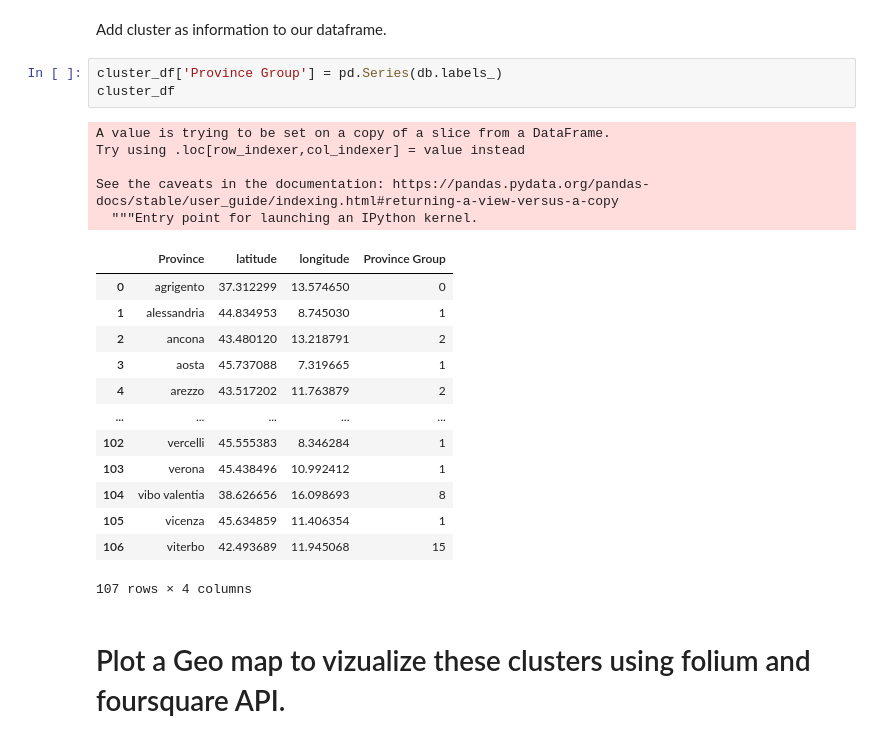
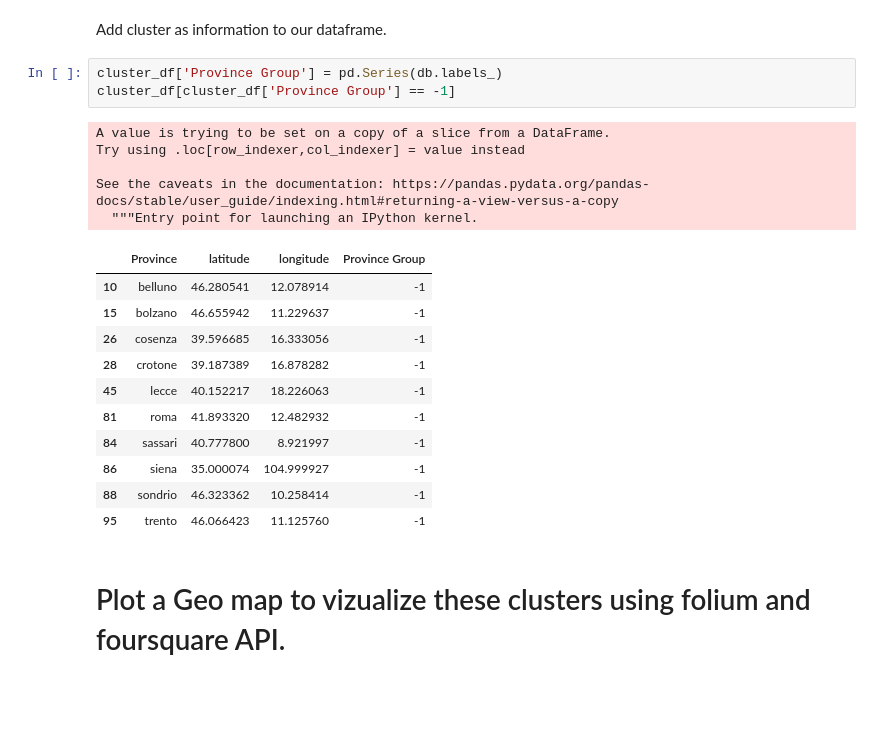
Before and after one commit to rpll94/Coursera_Capstone, a Jupyter notebook: Course10_Final_Assignment.ipynb, the cells around one changed output. Cells and saved outputs as stored; diff of their text form; blank space fills up the shorter version.

```diff
--- a/Course10_Final_Assignment.ipynb
+++ b/Course10_Final_Assignment.ipynb
@@ -338,26 +338,24 @@ Number of clusters:  16
 Add cluster as information to our dataframe.
 # %%
 cluster_df['Province Group'] = pd.Series(db.labels_)
-cluster_df
+cluster_df[cluster_df['Province Group'] == -1]
 # %% [output]
 A value is trying to be set on a copy of a slice from a DataFrame.
 Try using .loc[row_indexer,col_indexer] = value instead
 
 See the caveats in the documentation: https://pandas.pydata.org/pandas-docs/stable/user_guide/indexing.html#returning-a-view-versus-a-copy
   """Entry point for launching an IPython kernel.
 |  | Province | latitude | longitude | Province Group |
-| 0 | agrigento | 37.312299 | 13.574650 | 0 |
-| 1 | alessandria | 44.834953 | 8.745030 | 1 |
-| 2 | ancona | 43.480120 | 13.218791 | 2 |
-| 3 | aosta | 45.737088 | 7.319665 | 1 |
-| 4 | arezzo | 43.517202 | 11.763879 | 2 |
-| ... | ... | ... | ... | ... |
-| 102 | vercelli | 45.555383 | 8.346284 | 1 |
-| 103 | verona | 45.438496 | 10.992412 | 1 |
-| 104 | vibo valentia | 38.626656 | 16.098693 | 8 |
-| 105 | vicenza | 45.634859 | 11.406354 | 1 |
-| 106 | viterbo | 42.493689 | 11.945068 | 15 |
+| 10 | belluno | 46.280541 | 12.078914 | -1 |
+| 15 | bolzano | 46.655942 | 11.229637 | -1 |
+| 26 | cosenza | 39.596685 | 16.333056 | -1 |
+| 28 | crotone | 39.187389 | 16.878282 | -1 |
+| 45 | lecce | 40.152217 | 18.226063 | -1 |
+| 81 | roma | 41.893320 | 12.482932 | -1 |
+| 84 | sassari | 40.777800 | 8.921997 | -1 |
+| 86 | siena | 35.000074 | 104.999927 | -1 |
+| 88 | sondrio | 46.323362 | 10.258414 | -1 |
+| 95 | trento | 46.066423 | 11.125760 | -1 |
-107 rows × 4 columns
 # %% [markdown]
 # Plot a Geo map to vizualize these clusters using folium and foursquare API.
 # %%
```
Also changed, not shown: parts of 3 cells of this notebook.
